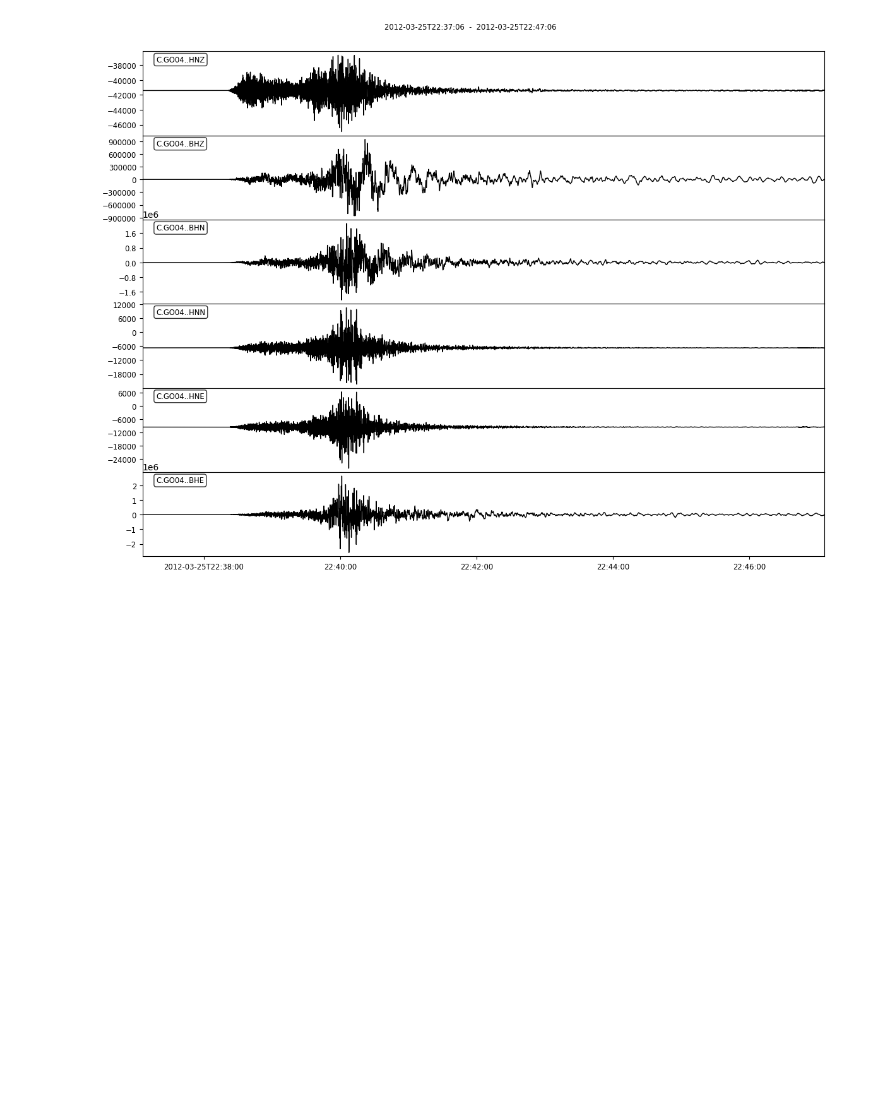
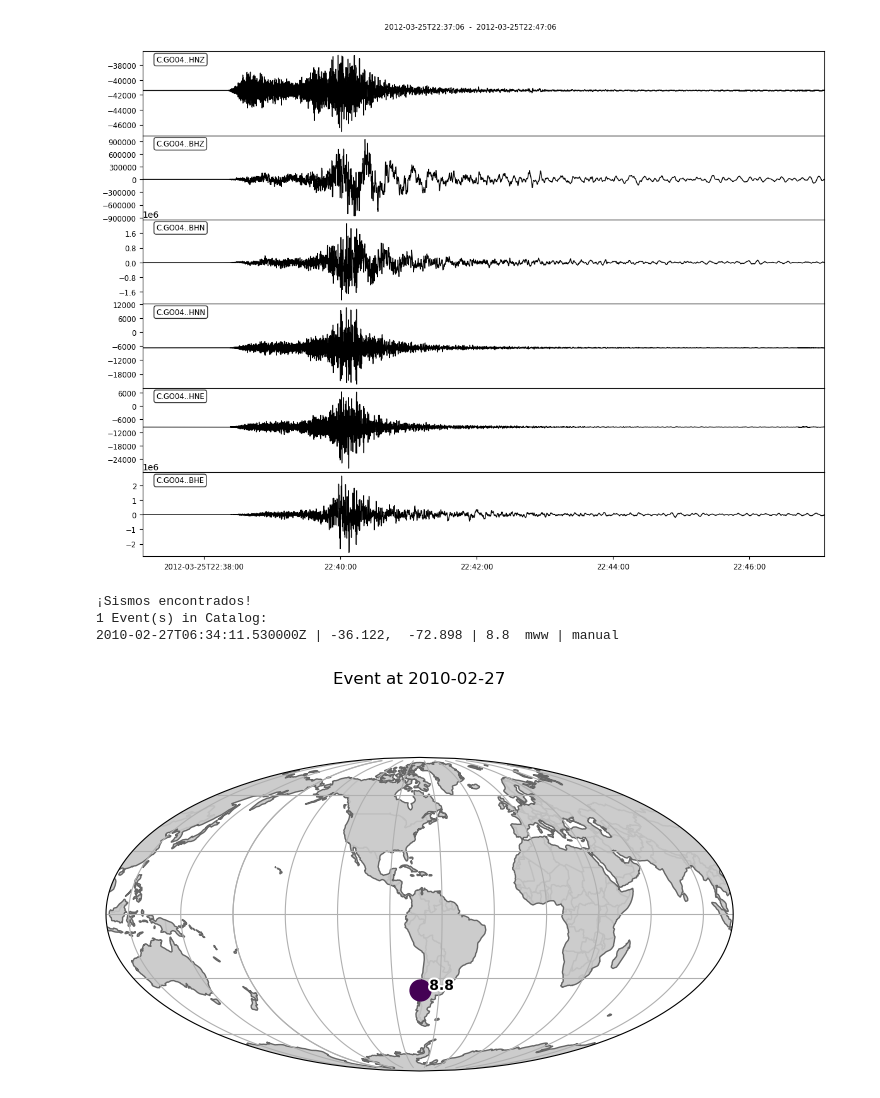
Before and after one commit to CristopherSanchezA/Geofisica-Python, a Jupyter notebook: Análisis_Datos_Sismológicos/ADS_P_02.ipynb, the cells around one changed output. Saved outputs shown, nothing was run; the diff lists cells and outputs as text; code cells hidden in the pictures; blank space fills up the shorter version.

```diff
--- a/Análisis_Datos_Sismológicos/ADS_P_02.ipynb
+++ b/Análisis_Datos_Sismológicos/ADS_P_02.ipynb
@@ -37,3 +37,28 @@ st = client.get_waveforms("C", "GO04", "*", "BH?,HN?", t, t + 600)
 f2 = st.plot(equal_scale=False, size=(1200, 900), number_of_ticks=5, show_y_UTC_label=True)
 # %% [output]
 [figure]
+# %%
+from obspy.clients.fdsn import Client
+from obspy import UTCDateTime
+
+# 1. Nos conectamos al servidor principal de sismología (IRIS/EarthScope)
+client = Client("USGS")
+
+# 2. Definimos una fecha de inicio y fin para buscar
+tiempo_inicio = UTCDateTime("2010-02-01")
+tiempo_fin = UTCDateTime("2010-03-01")
+
+# 3. Buscamos sismos de magnitud mayor a 8.0 en esa fecha
+# (¡A ver si adivinas qué sismo de Chile va a encontrar!)
+catalogo = client.get_events(starttime=tiempo_inicio, endtime=tiempo_fin, minmagnitude=8.0)
+
+print("¡Sismos encontrados!")
+print(catalogo)
+
+# 4. ¡Magia! Le pedimos a ObsPy que nos dibuje el mapa
+out = catalogo.plot()
+# %% [output]
+¡Sismos encontrados!
+1 Event(s) in Catalog:
+2010-02-27T06:34:11.530000Z | -36.122,  -72.898 | 8.8  mww | manual
+[figure, added]
```
Also changed, not shown: parts of 2 cells of this notebook.
